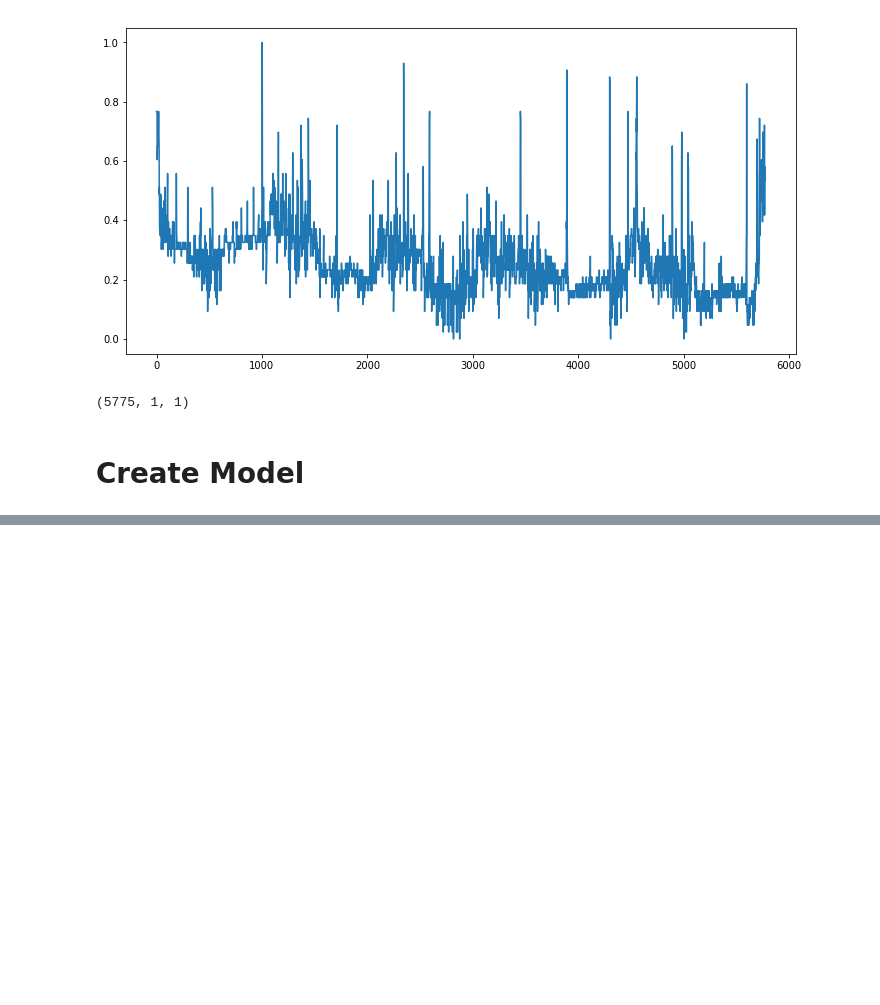
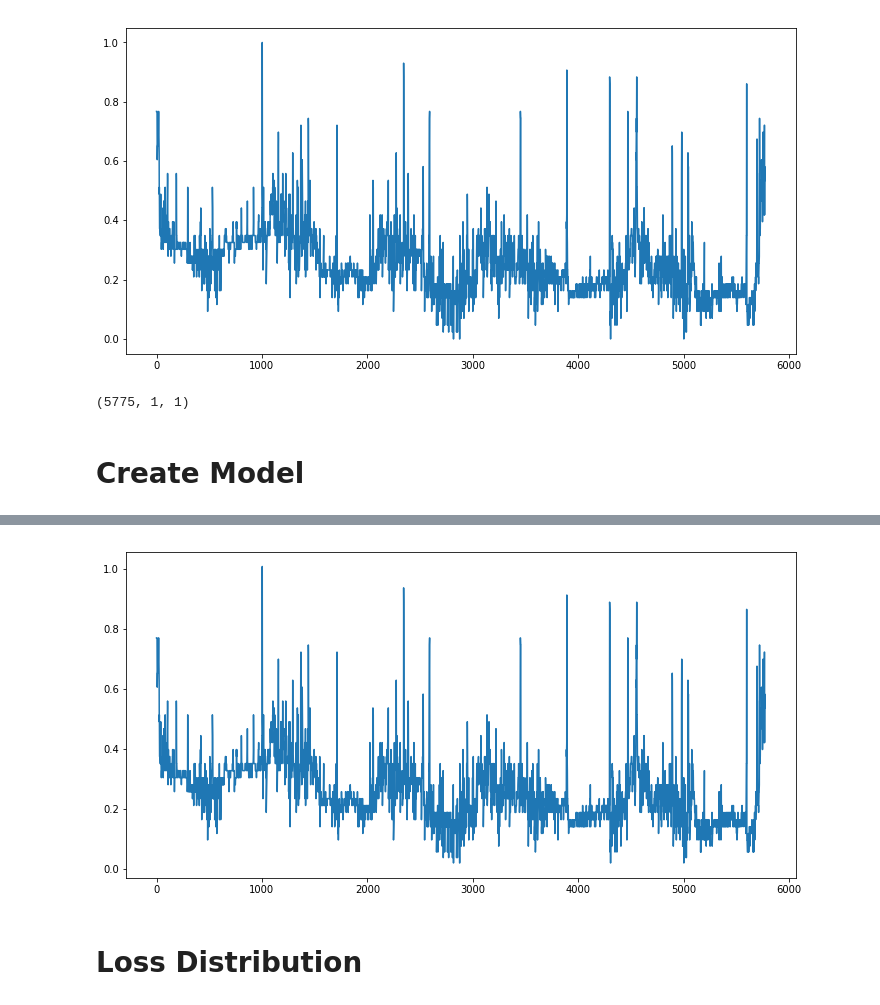
Before and after one commit to JacopoMangiavacchi/HeartMotionML, a Jupyter notebook: Train LSTM AutoEncoder.ipynb, the cells around one changed output, grey strips where cells are left out. Cells and saved outputs as stored; diff of their text form; code cells hidden in the pictures; blank space fills up the shorter version.

```diff
--- a/Train LSTM AutoEncoder.ipynb
+++ b/Train LSTM AutoEncoder.ipynb
@@ -179,0 +190,8 @@ plt.show()
+# %%
+plt.figure(figsize=(12,6))
+plt.plot(X_pred)
+plt.show()
+# %% [output]
+[figure, added]
+# %% [markdown]
+# Loss Distribution
```
Also changed, not shown: parts of 8 cells of this notebook.
